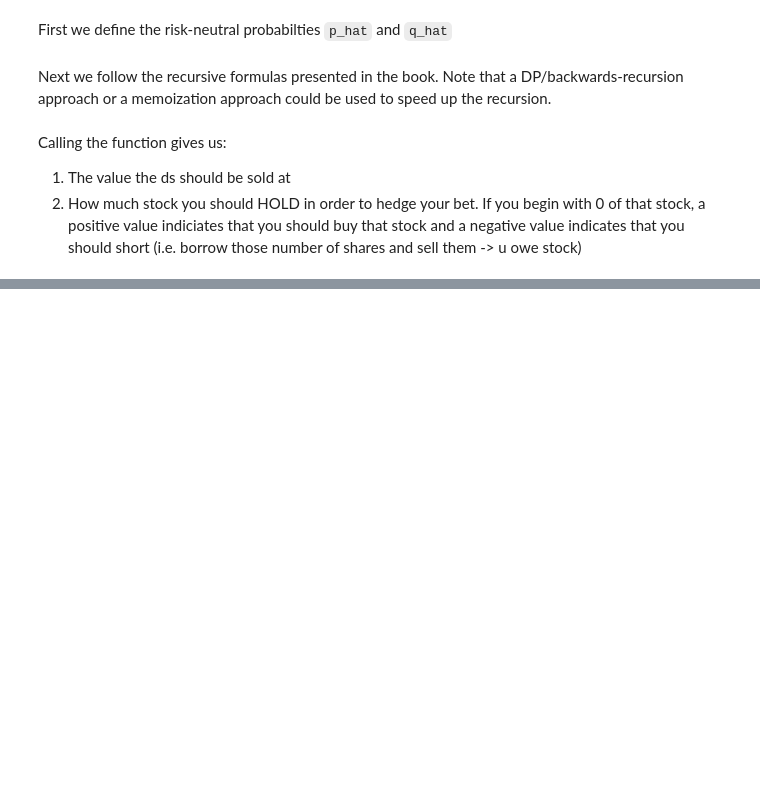
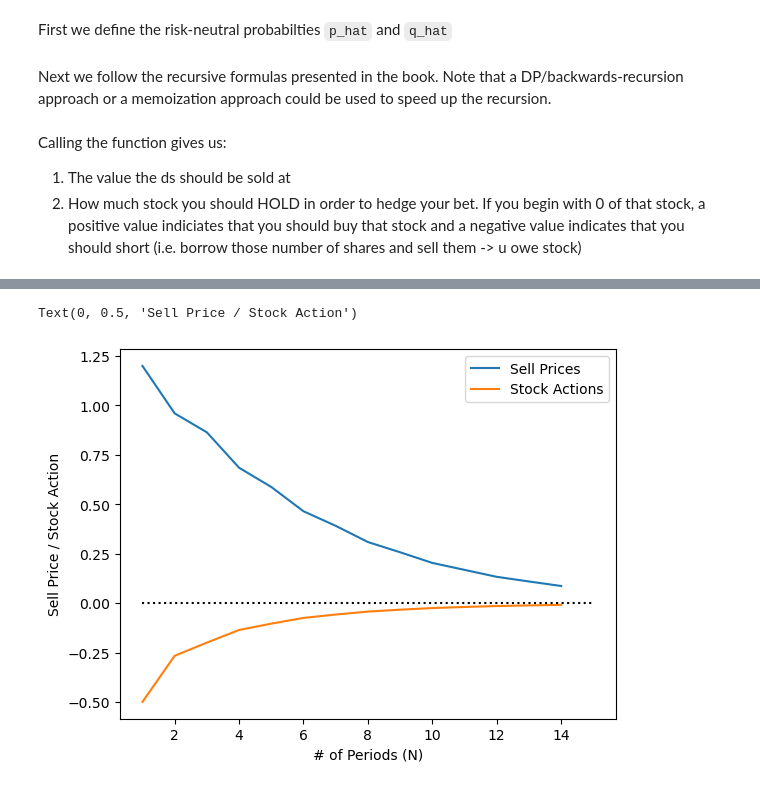
Before and after one commit to MarcusBluestone/StochCalc, a Jupyter notebook: Chapter1/Chapter1.ipynb, the cells around one changed output, grey strips where cells are left out. Cells and saved outputs as stored; diff of their text form; code cells hidden in the pictures; blank space fills up the shorter version.

```diff
--- a/Chapter1/Chapter1.ipynb
+++ b/Chapter1/Chapter1.ipynb
@@ -73,12 +78,11 @@ assert p_hat + q_hat == 1
 # %% [markdown]
 Next we follow the recursive formulas presented in the book. Note that a DP/backwards-recursion approach or a memoization approach could be used to speed up the recursion.
 # %%
-def get_portfolio(s0):
+def get_portfolio(s0, N, r, u, d):
     """
     Returns a tuple:
-        - value that the derivative security should be sold at
-        - how much stock you should hold
-    such that taking this action will guarantee you match the ds.
+        - the value of the derivative security
+        - how much stock you should hold if you wanted to hedge the ds through money market/investments.
     """
 
     def recurse_value(s, t):
@@ -115,0 +120,13 @@ Let's work through the math to verify that we got as our answer makes intuitive
+# %%
+ns = range(1, 15)
+prices, stocks = zip(*[get_portfolio(s0, n, r, u, d) for n in ns])
+
+plt.plot(ns, prices, label = 'Sell Prices')
+plt.plot(ns, stocks, label = 'Stock Actions')
+plt.hlines(0, 1, 15, color = 'black', linestyles='dotted')
+plt.legend()
+plt.xlabel("# of Periods (N)")
+plt.ylabel("Sell Price / Stock Action")
+# %% [output]
+Text(0, 0.5, 'Sell Price / Stock Action')
+[figure, added]
```
Also changed, not shown: parts of 13 cells of this notebook.
